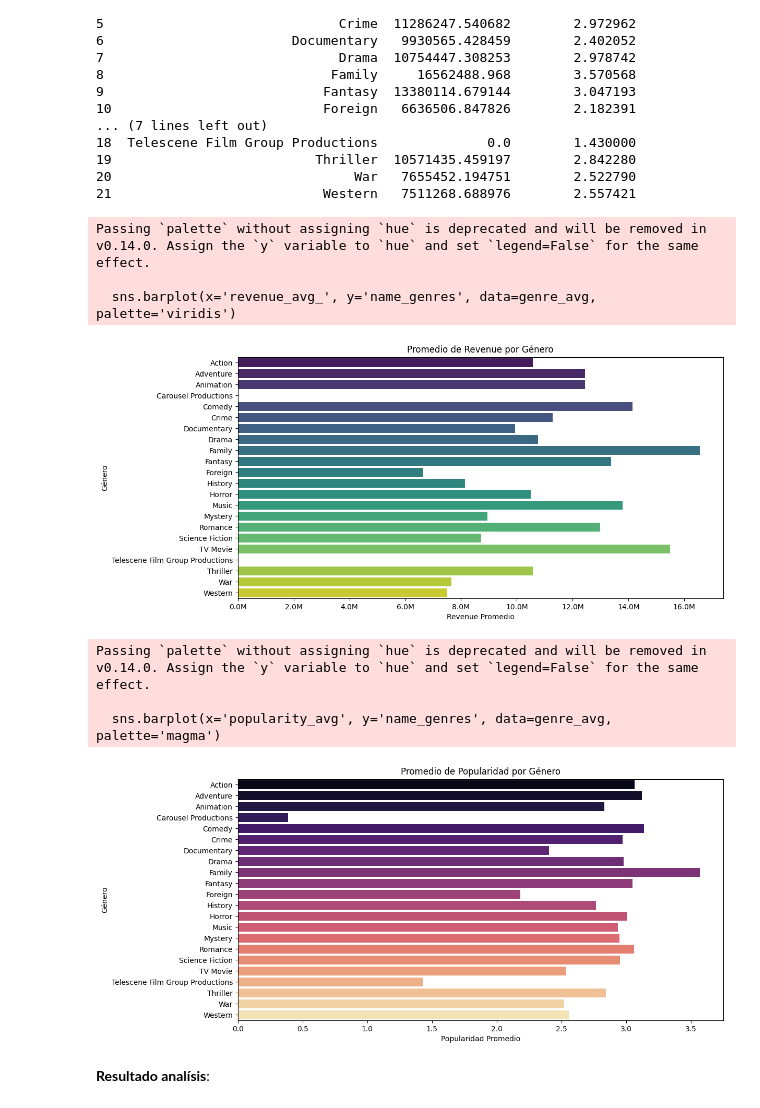
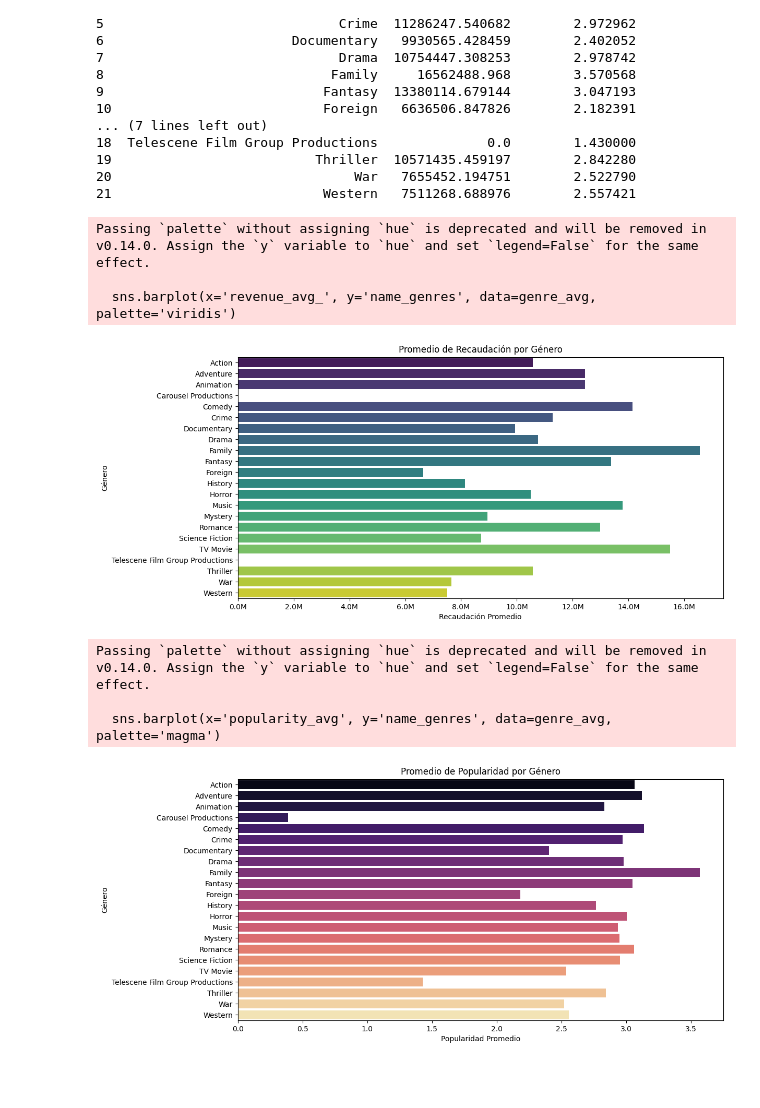
Before and after one commit to Halsey26/Movie_recomendation_ML, a Jupyter notebook: ETL_EDA/EDA.ipynb, the cells around one changed output. Cells and saved outputs as stored; diff of their text form; code cells hidden in the pictures; blank space fills up the shorter version.

```diff
--- a/ETL_EDA/EDA.ipynb
+++ b/ETL_EDA/EDA.ipynb
@@ -264,30 +293,28 @@ print(genre_avg)
 # %%
 # Grafica Revenue promedio por género
 plt.figure(figsize=(12, 6))
 sns.barplot(x='revenue_avg_', y='name_genres', data=genre_avg, palette='viridis')
-plt.title('Promedio de Revenue por Género')
-plt.xlabel('Revenue Promedio')
+plt.title('Promedio de Recaudación por Género')
+plt.xlabel('Recaudación Promedio')
 plt.ylabel('Género')
 
 # Aplicamos el formato de millones a los ejes X y Y
 plt.gca().xaxis.set_major_formatter(FuncFormatter(to_millions))
 plt.show()
 
 # Grafica Popularity promedio por género
 plt.figure(figsize=(12, 6))
 sns.barplot(x='popularity_avg', y='name_genres', data=genre_avg, palette='magma')
 plt.title('Promedio de Popularidad por Género')
 plt.xlabel('Popularidad Promedio')
 plt.ylabel('Género')
 plt.show()
 # %% [output]
 Passing `palette` without assigning `hue` is deprecated and will be removed in v0.14.0. Assign the `y` variable to `hue` and set `legend=False` for the same effect.
 
   sns.barplot(x='revenue_avg_', y='name_genres', data=genre_avg, palette='viridis')
-[figure, old version]
+[figure, new version]
 Passing `palette` without assigning `hue` is deprecated and will be removed in v0.14.0. Assign the `y` variable to `hue` and set `legend=False` for the same effect.
 
   sns.barplot(x='popularity_avg', y='name_genres', data=genre_avg, palette='magma')
 [figure]
-# %% [markdown]
-**Resultado analísis**:
```
Also changed, not shown: parts of 6 cells of this notebook, 2 other files.
